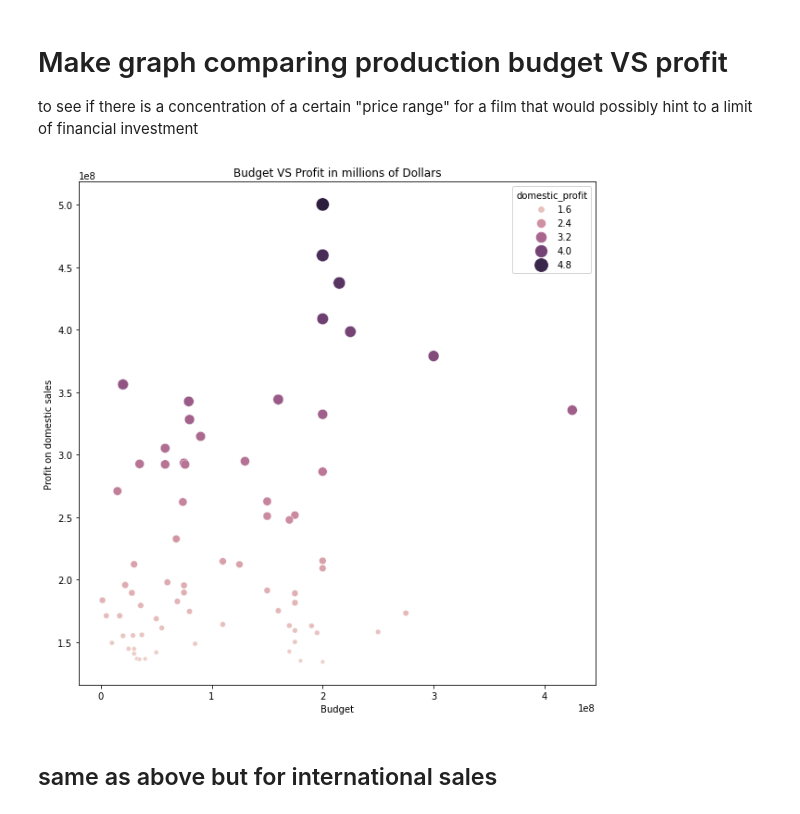
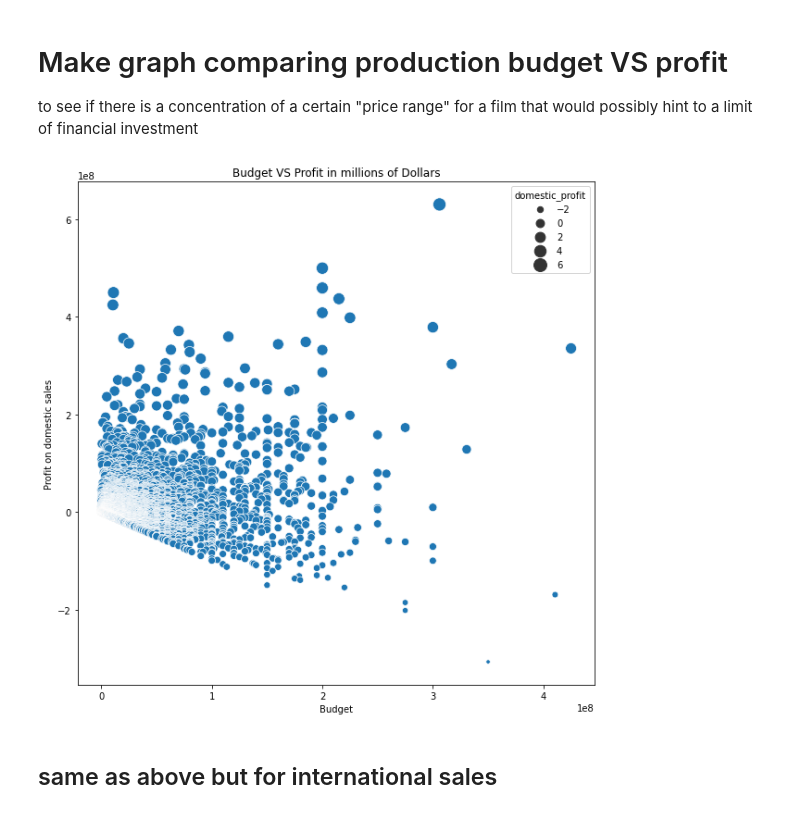
Before and after one commit to yonichanowitz/dsc-phase_one_final, a Jupyter notebook: index.ipynb, the cells around one changed output. Saved outputs shown, nothing was run; the diff lists cells and outputs as text; code cells hidden in the pictures.

```diff
--- a/index.ipynb
+++ b/index.ipynb
@@ -104 +127,3 @@ the_numbers_gross['movie'] = the_numbers_gross['movie'].astype(str)
+# %%
+pysqldf = lambda q: sqldf(q, globals())
 # %% [markdown]
@@ -180,0 +294,14 @@ imdb_mojo_numbers = pd.merge(mojo_numbers, imdb_film_title, left_on='movie', rig
+# %%
+q = """
+SELECT *
+FROM imdb_mojo_numbers
+LEFT JOIN imdb_ratings_index
+USING(tconst)
+ORDER BY domestic_gross
+
+"""
+# tconst, primary_title, start_year, genres, release_date,
+#         production_budget, domestic_gross, worldwide_gross, year,
+#         domestic_profit, intnl_profit
+
+imdb_rat_mojo_num = pysqldf(q)
@@ -183,4 +335,3 @@ Add columns with profit amounts per film
 # %%
-imdb_mojo_numbers['domestic_profit'] = imdb_mojo_numbers['domestic_gross'] - imdb_mojo_numbers['production_budget']
-imdb_mojo_numbers['intnl_profit'] = imdb_mojo_numbers['worldwide_gross'] - imdb_mojo_numbers['production_budget']
-imdb_mojo_numbers.info()
+imdb_rat_mojo_num['domestic_profit'] = imdb_rat_mojo_num['domestic_gross'] - imdb_rat_mojo_num['production_budget']
+imdb_rat_mojo_num['intnl_profit'] = imdb_rat_mojo_num['worldwide_gross'] - imdb_rat_mojo_num['production_budget']
@@ -205,5 +340,4 @@ memory usage: 1009.8+ KB
 # %%
-top_gross = imdb_mojo_numbers.sort_values('domestic_profit', ascending=False)
-top_hundred = top_gross.head(100)
-top_gross.head(8)
+top_gross = imdb_rat_mojo_num.sort_values('domestic_profit', ascending=False)
+top_gross.head()
 # %% [output]
@@ -222,17 +353,16 @@ to see if there is a concentration of a certain "price range" for a film
 that would possibly hint to a limit of financial investment
 # %%
 plt.figure(figsize=[10, 10])
-sns.scatterplot(data=top_hundred,
+sns.scatterplot(data=top_gross,
                 x='production_budget',
                 y='domestic_profit',
-                hue='domestic_profit',
                 size='domestic_profit',
                 sizes=(20, 200))
 plt.title("Budget VS Profit in millions of Dollars")
 plt.xlabel("Budget")
 plt.ylabel("Profit on domestic sales");
 # %% [output]
-[figure, old version]
+[figure, new version]
 # %% [markdown]
 ## same as above but for international sales
 # %%
```
Also changed, not shown: parts of 110 cells of this notebook.
